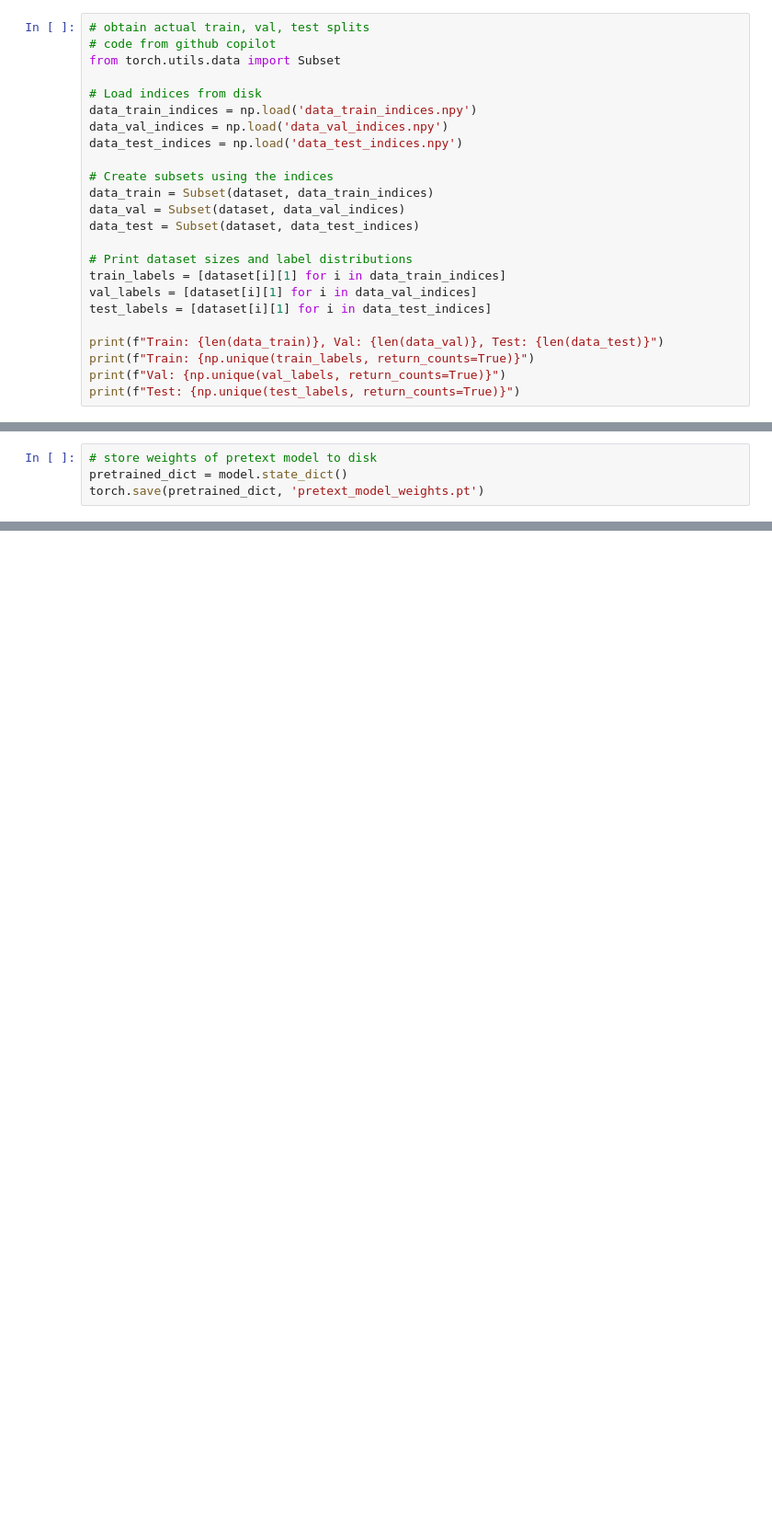
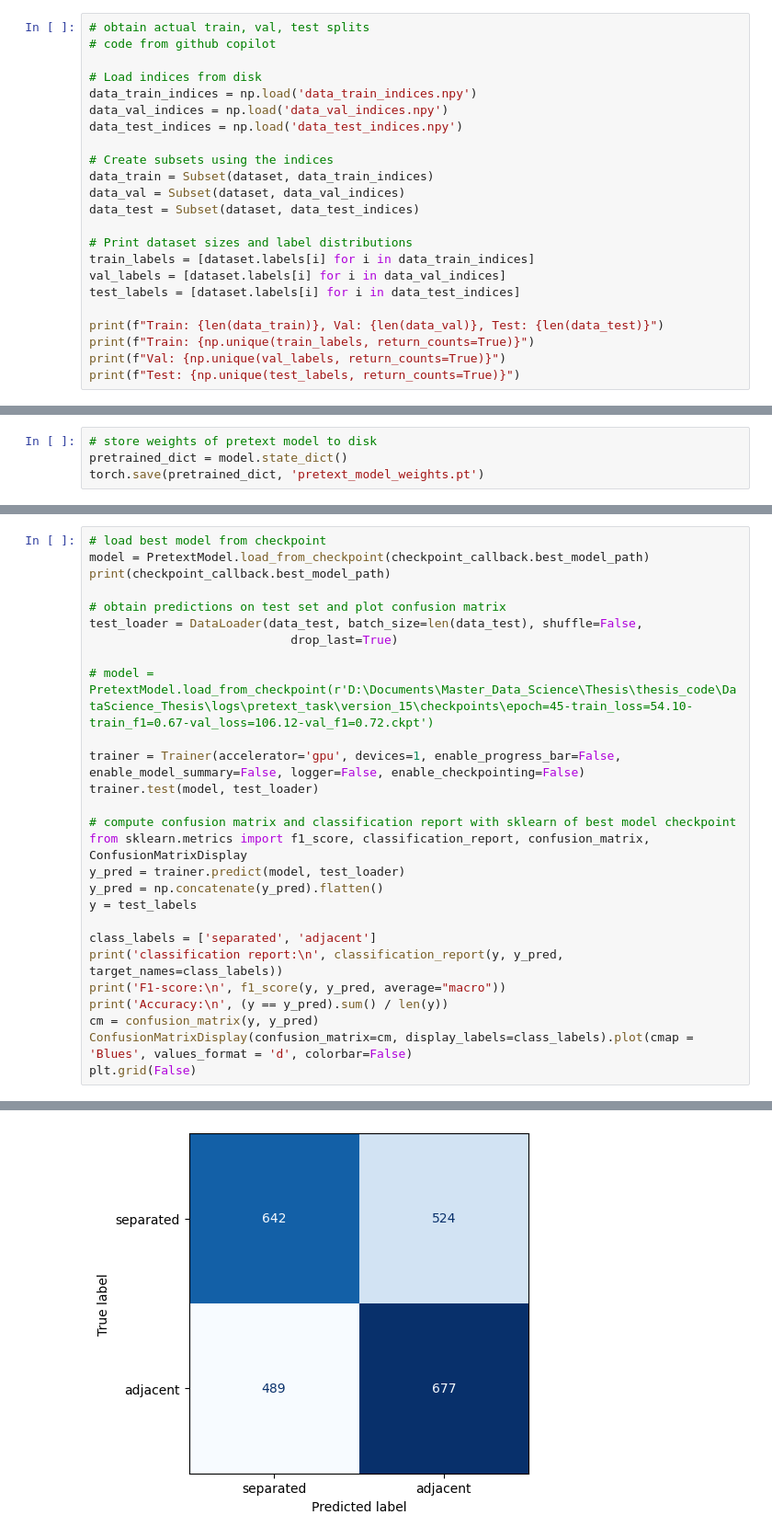
Before and after one commit to TSmolders/DataScience_Thesis, a Jupyter notebook: 1_pretext_task_EEGNet.ipynb, the cells around one changed output, grey strips where cells are left out. Shown at 92% size. Drawn from its saved outputs; the diff is of its cells as text; blank space fills up the shorter version.

```diff
--- a/1_pretext_task_EEGNet.ipynb
+++ b/1_pretext_task_EEGNet.ipynb
@@ -279,7 +373,6 @@ np.save('data_test_indices.npy', data_test_indices)
 # %%
 # obtain actual train, val, test splits
 # code from github copilot
-from torch.utils.data import Subset
 
 # Load indices from disk
 data_train_indices = np.load('data_train_indices.npy')
@@ -292,9 +385,9 @@ data_val = Subset(dataset, data_val_indices)
 data_test = Subset(dataset, data_test_indices)
 
 # Print dataset sizes and label distributions
-train_labels = [dataset[i][1] for i in data_train_indices]
-val_labels = [dataset[i][1] for i in data_val_indices]
-test_labels = [dataset[i][1] for i in data_test_indices]
+train_labels = [dataset.labels[i] for i in data_train_indices]
+val_labels = [dataset.labels[i] for i in data_val_indices]
+test_labels = [dataset.labels[i] for i in data_test_indices]
 
 print(f"Train: {len(data_train)}, Val: {len(data_val)}, Test: {len(data_test)}")
 print(f"Train: {np.unique(train_labels, return_counts=True)}")
@@ -464,0 +710,28 @@ torch.save(pretrained_dict, 'pretext_model_weights.pt')
+# %%
+# load best model from checkpoint
+model = PretextModel.load_from_checkpoint(checkpoint_callback.best_model_path)
+print(checkpoint_callback.best_model_path)
+
+# obtain predictions on test set and plot confusion matrix
+test_loader = DataLoader(data_test, batch_size=len(data_test), shuffle=False,
+                            drop_last=True)
+
+# model = PretextModel.load_from_checkpoint(r'D:\Documents\Master_Data_Science\Thesis\thesis_code\DataScience_Thesis\logs\pretext_task\version_15\checkpoints\epoch=45-train_loss=54.10-train_f1=0.67-val_loss=106.12-val_f1=0.72.ckpt')
+
+trainer = Trainer(accelerator='gpu', devices=1, enable_progress_bar=False, enable_model_summary=False, logger=False, enable_checkpointing=False)
+trainer.test(model, test_loader)
+
+# compute confusion matrix and classification report with sklearn of best model checkpoint
+from sklearn.metrics import f1_score, classification_report, confusion_matrix, ConfusionMatrixDisplay
+y_pred = trainer.predict(model, test_loader)
+y_pred = np.concatenate(y_pred).flatten()
+y = test_labels
+
+class_labels = ['separated', 'adjacent']
+print('classification report:\n', classification_report(y, y_pred, target_names=class_labels))
+print('F1-score:\n', f1_score(y, y_pred, average="macro"))
+print('Accuracy:\n', (y == y_pred).sum() / len(y))
+cm = confusion_matrix(y, y_pred)
+ConfusionMatrixDisplay(confusion_matrix=cm, display_labels=class_labels).plot(cmap = 'Blues', values_format = 'd', colorbar=False)
+plt.grid(False)
+# %% [output]
@@ -464,0 +768 @@ torch.save(pretrained_dict, 'pretext_model_weights.pt')
+[figure, added]
```
Also changed, not shown: parts of 58 cells of this notebook, 27 other files.
